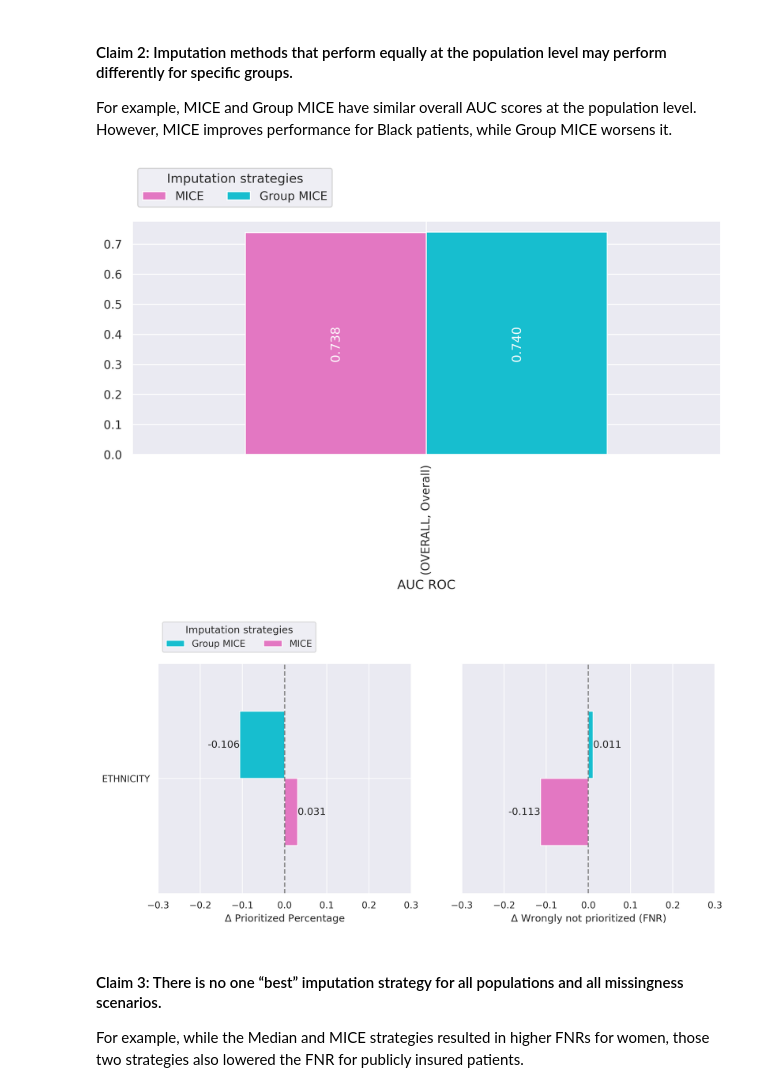
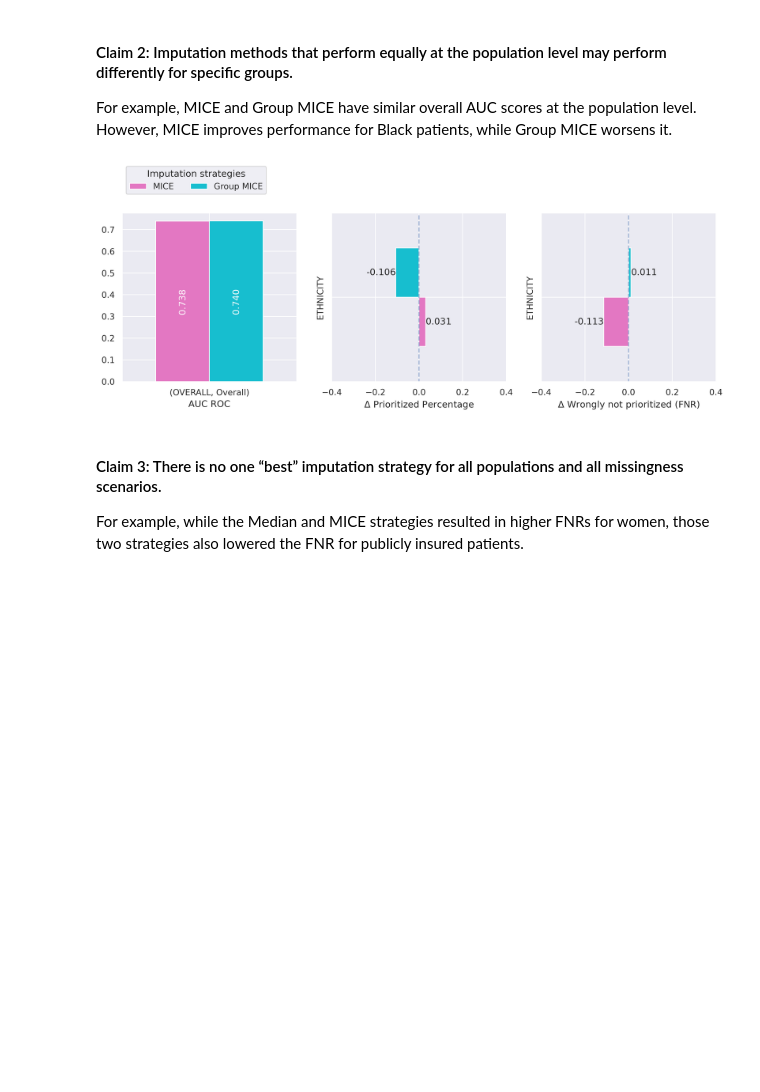
Before and after one commit to esxtang/CS598DL4HProject, a Jupyter notebook: Descriptive Notebook.ipynb, the cells around one changed output. Saved outputs shown, nothing was run; the diff lists cells and outputs as text; code cells hidden in the pictures; blank space fills up the shorter version.

Commit message:
Make plots using functions

```diff
--- a/Descriptive Notebook.ipynb
+++ b/Descriptive Notebook.ipynb
@@ -88,6 +110,8 @@ Run the code below to obtain the experiment results and to generate the AUC ROC,
 labs, outcomes, predictions, demographics = getExperimentResults()
 # Get calculated metrics
 all_average_metrics, all_gap_metrics = getAllMetrics(demographics, outcomes, predictions)
+# Set plot defaults
+sns.set_theme(style = "darkgrid", font_scale = 1, rc = {'figure.dpi':300, 'savefig.dpi':300})
 # %% [markdown]
 #### Overall Results
 These are all the results obtained from running the reproducibility experiment. Results can be compared against the original paper's results.
@@ -188,23 +236,35 @@ displayDatasetStatistics(labs, outcomes, demographics, showTables = False, showP
 #### Claim 2: Imputation methods that perform equally at the population level may perform differently for specific groups.
 For example, MICE and Group MICE have similar overall AUC scores at the population level. However, MICE improves performance for Black patients, while Group MICE worsens it.
 # %%
+fig, (ax1, ax2, ax3) = plt.subplots(1, 3, figsize=(14, 4))
+
 displayPopulationMetrics(
-    ['AUC ROC'],
+    'AUC ROC',
     all_average_metrics,
     strategies = ['MICE', 'Group MICE'],
     populations = ['OVERALL'],
     strategy_colors = ['tab:pink', 'tab:cyan'],
-    showTables = False)
+    ax = ax1)
 displayMinorityMajorityComparison(
-    ['Prioritized Percentage', 'Wrongly not prioritized (FNR)'],
+    'Prioritized Percentage',
     all_gap_metrics,
     strategies = ['Group MICE', 'MICE'],
     populations = ['ETHNICITY'],
     strategy_colors = ['tab:cyan', 'tab:pink'],
-    showTables = False)
+    ax = ax2,
+    showLegend = False)
+displayMinorityMajorityComparison(
+    'Wrongly not prioritized (FNR)',
+    all_gap_metrics,
+    strategies = ['Group MICE', 'MICE'],
+    populations = ['ETHNICITY'],
+    strategy_colors = ['tab:cyan', 'tab:pink'],
+    ax = ax3,
+    showLegend = False)
+
+plt.show()
 # %% [output]
-[figure, old version]
+[figure, new version]
-[figure, removed]
 # %% [markdown]
 #### Claim 3: There is no one “best” imputation strategy for all populations and all missingness scenarios.
 For example, while the Median and MICE strategies resulted in higher FNRs for women, those two strategies also lowered the FNR for publicly insured patients.
```
Also changed, not shown: parts of 9 cells of this notebook, 1 other file.
